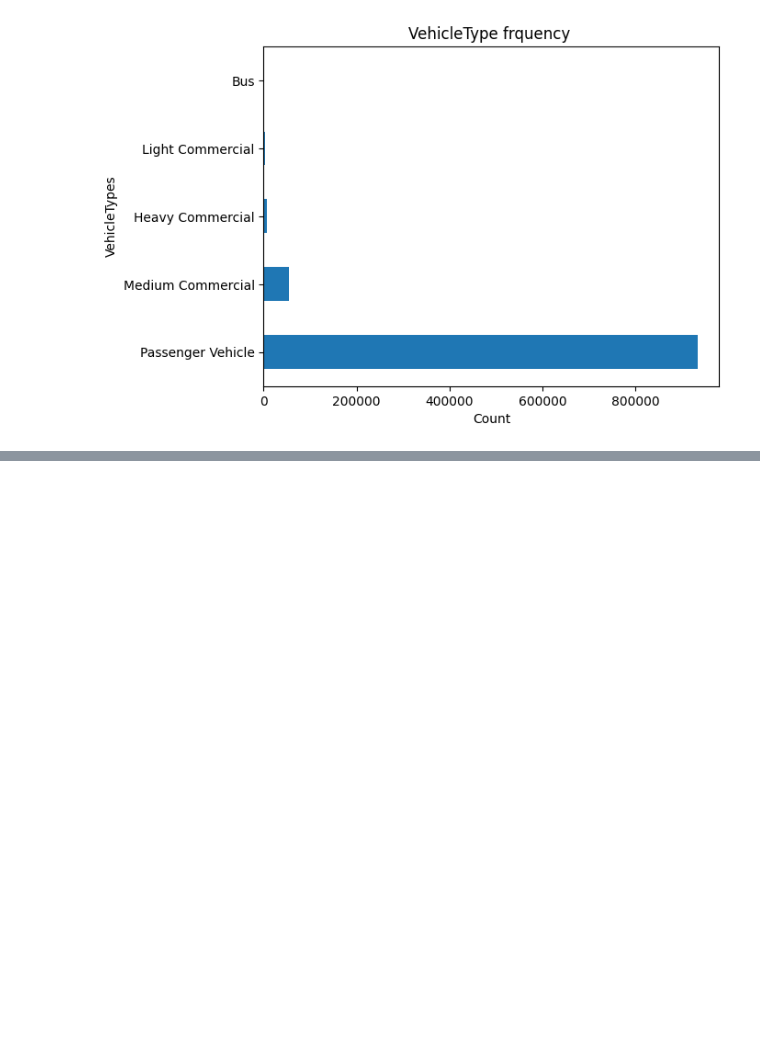
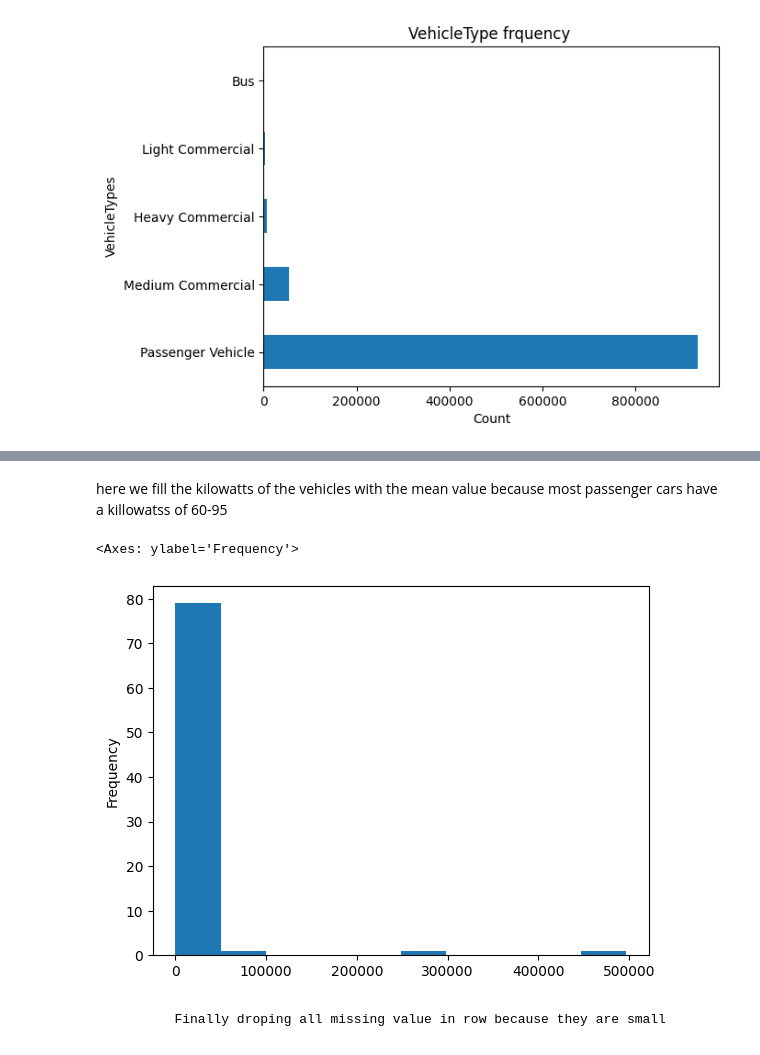
Before and after one commit to Tesfahun03/Insurance-Risk-Car-Insurance-Risk-Modeling, a Jupyter notebook: notebooks/data_cleaning.ipynb, the cells around one changed output, grey strips where cells are left out. Cells and saved outputs as stored; diff of their text form; code cells hidden in the pictures; blank space fills up the shorter version.

```diff
--- a/notebooks/main.ipynb
+++ b/notebooks/data_cleaning.ipynb
@@ -97,0 +137,7 @@ clean.plot_bar('Gender')
+# %% [markdown]
+here we fill the kilowatts of the vehicles with the mean value because most passenger cars have a killowatss of 60-95
+# %%
+clean.plot_hist('kilowatts')
+# %% [output]
+<Axes: ylabel='Frequency'>
+[figure, added]
@@ -97,0 +146,2 @@ clean.plot_bar('Gender')
+# %% [markdown]
+            Finally droping all missing value in row because they are small
```
Also changed, not shown: parts of 21 cells of this notebook, 1 other file.
